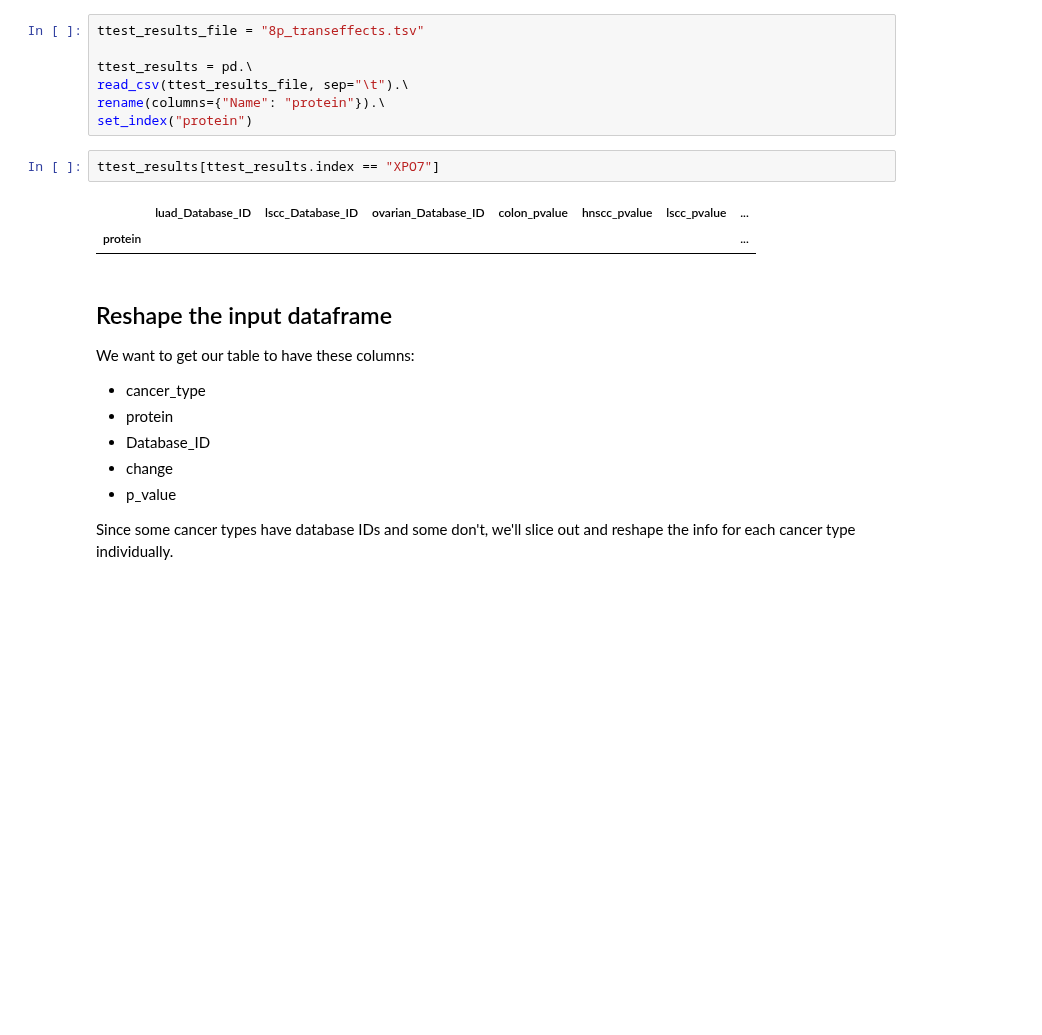
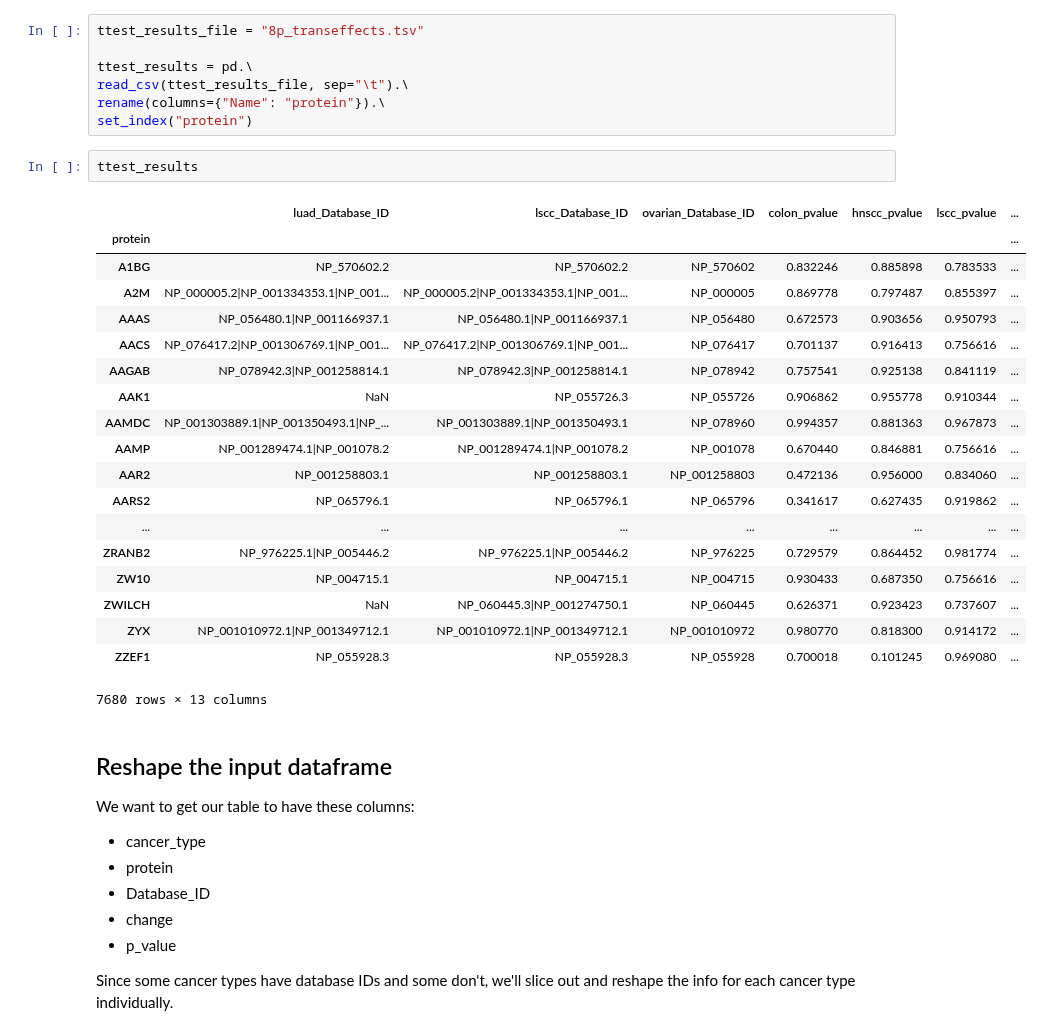
Before and after one commit to PayneLab/pancancerCNV, a Jupyter notebook: chromosome_8/04_commonly_diff_proteins_8p_trans.ipynb, the cells around one changed output. Saved outputs shown, nothing was run; the diff lists cells and outputs as text; blank space fills up the shorter version.

Commit message:
Looking and trans effect results

```diff
--- a/chromosome_8/04_commonly_diff_proteins_8p_trans.ipynb
+++ b/chromosome_8/04_commonly_diff_proteins_8p_trans.ipynb
@@ -13,11 +13,28 @@ ttest_results = pd.\
 read_csv(ttest_results_file, sep="\t").\
 rename(columns={"Name": "protein"}).\
 set_index("protein")
-# %%
-ttest_results[ttest_results.index == "XPO7"]
-# %% [output]
-|  | luad_Database_ID | lscc_Database_ID | ovarian_Database_ID | colon_pvalue | hnscc_pvalue | lscc_pvalue | ... |
-| protein |  |  |  |  |  |  | ... |
+# %%
+ttest_results
+# %% [output]
+|  | luad_Database_ID | lscc_Database_ID | ovarian_Database_ID | colon_pvalue | hnscc_pvalue | lscc_pvalue | ... |
+| protein |  |  |  |  |  |  | ... |
+| A1BG | NP_570602.2 | NP_570602.2 | NP_570602 | 0.832246 | 0.885898 | 0.783533 | ... |
+| A2M | NP_000005.2|NP_001334353.1|NP_001... | NP_000005.2|NP_001334353.1|NP_001... | NP_000005 | 0.869778 | 0.797487 | 0.855397 | ... |
+| AAAS | NP_056480.1|NP_001166937.1 | NP_056480.1|NP_001166937.1 | NP_056480 | 0.672573 | 0.903656 | 0.950793 | ... |
+| AACS | NP_076417.2|NP_001306769.1|NP_001... | NP_076417.2|NP_001306769.1|NP_001... | NP_076417 | 0.701137 | 0.916413 | 0.756616 | ... |
+| AAGAB | NP_078942.3|NP_001258814.1 | NP_078942.3|NP_001258814.1 | NP_078942 | 0.757541 | 0.925138 | 0.841119 | ... |
+| AAK1 | NaN | NP_055726.3 | NP_055726 | 0.906862 | 0.955778 | 0.910344 | ... |
+| AAMDC | NP_001303889.1|NP_001350493.1|NP_... | NP_001303889.1|NP_001350493.1 | NP_078960 | 0.994357 | 0.881363 | 0.967873 | ... |
+| AAMP | NP_001289474.1|NP_001078.2 | NP_001289474.1|NP_001078.2 | NP_001078 | 0.670440 | 0.846881 | 0.756616 | ... |
+| AAR2 | NP_001258803.1 | NP_001258803.1 | NP_001258803 | 0.472136 | 0.956000 | 0.834060 | ... |
+| AARS2 | NP_065796.1 | NP_065796.1 | NP_065796 | 0.341617 | 0.627435 | 0.919862 | ... |
+| ... | ... | ... | ... | ... | ... | ... | ... |
+| ZRANB2 | NP_976225.1|NP_005446.2 | NP_976225.1|NP_005446.2 | NP_976225 | 0.729579 | 0.864452 | 0.981774 | ... |
+| ZW10 | NP_004715.1 | NP_004715.1 | NP_004715 | 0.930433 | 0.687350 | 0.756616 | ... |
+| ZWILCH | NaN | NP_060445.3|NP_001274750.1 | NP_060445 | 0.626371 | 0.923423 | 0.737607 | ... |
+| ZYX | NP_001010972.1|NP_001349712.1 | NP_001010972.1|NP_001349712.1 | NP_001010972 | 0.980770 | 0.818300 | 0.914172 | ... |
+| ZZEF1 | NP_055928.3 | NP_055928.3 | NP_055928 | 0.700018 | 0.101245 | 0.969080 | ... |
+7680 rows × 13 columns
 # %% [markdown]
 ## Reshape the input dataframe
 We want to get our table to have these columns:
```
Also changed, not shown: parts of 1 cell of this notebook, 46 other files.
